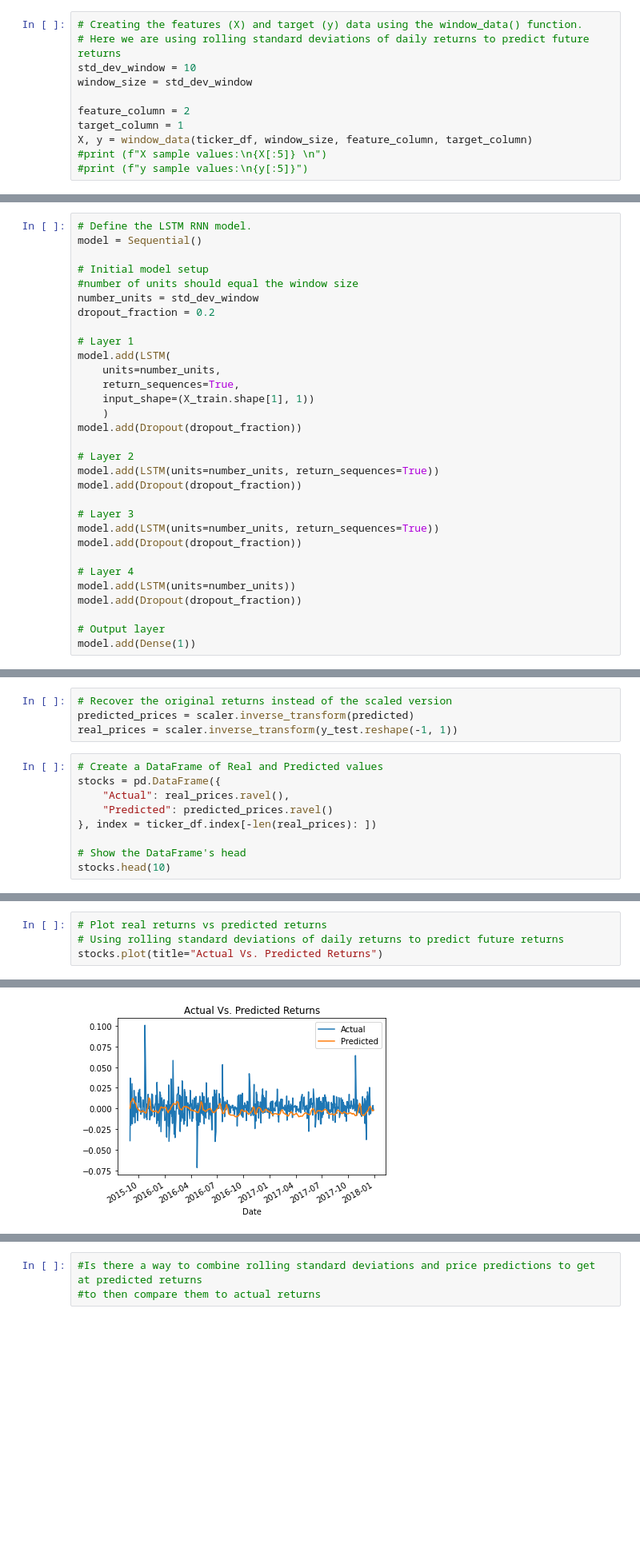
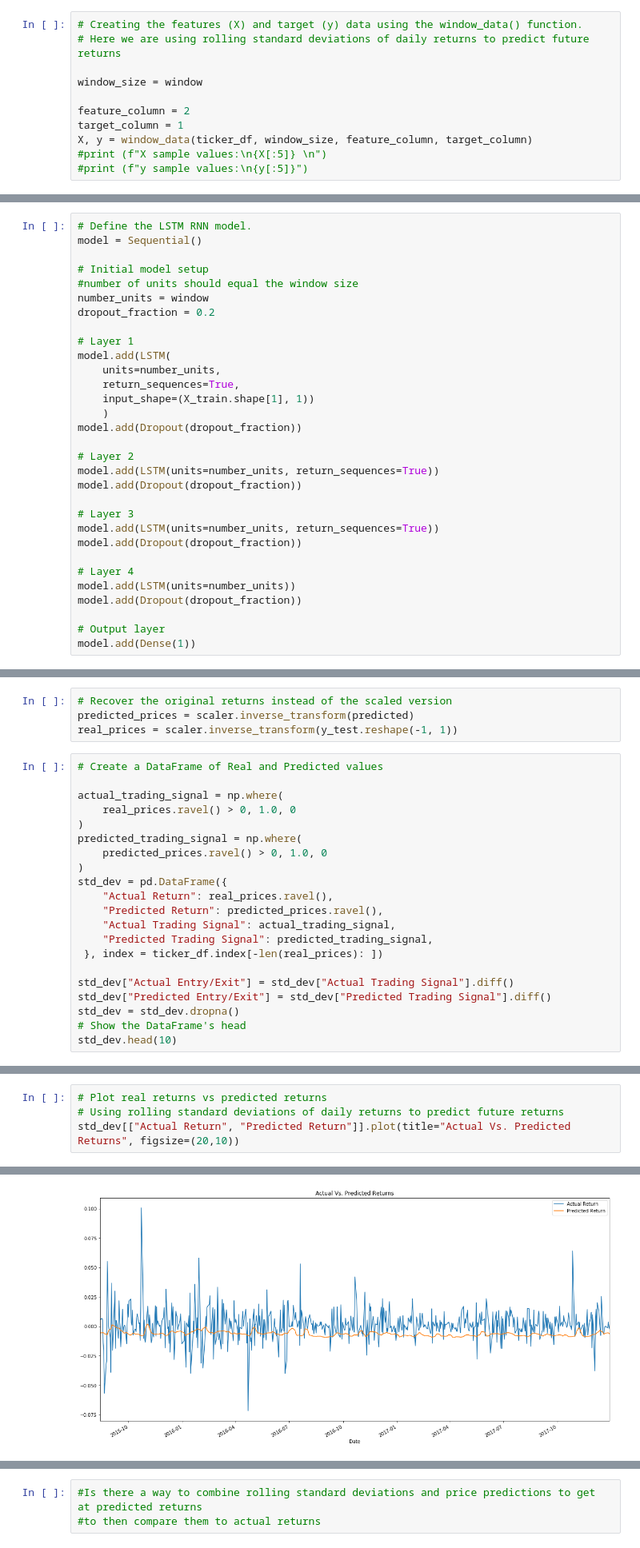
Before and after one commit to somyapanda/Project_2, a Jupyter notebook: Daryl/Neural_Network_Stock_Predictions.ipynb, the cells around one changed output, grey strips where cells are left out. Shown: that part at 80% size. Drawn from its saved outputs; the diff is of its cells as text; blank space fills up the shorter version.

```diff
--- a/Daryl/Neural_Network_Stock_Predictions.ipynb
+++ b/Daryl/Neural_Network_Stock_Predictions.ipynb
@@ -243,8 +327,8 @@ stocks.tail(10)
 # %%
 # Creating the features (X) and target (y) data using the window_data() function.
 # Here we are using rolling standard deviations of daily returns to predict future returns
-std_dev_window = 10
-window_size = std_dev_window
+
+window_size = window
 
 feature_column = 2
 target_column = 1
@@ -279,7 +363,7 @@ model = Sequential()
 
 # Initial model setup
 #number of units should equal the window size
-number_units = std_dev_window
+number_units = window
 dropout_fraction = 0.2
 
 # Layer 1
@@ -367,11 +451,23 @@ predicted_prices = scaler.inverse_transform(predicted)
 real_prices = scaler.inverse_transform(y_test.reshape(-1, 1))
 # %%
 # Create a DataFrame of Real and Predicted values
-stocks = pd.DataFrame({
-    "Actual": real_prices.ravel(),
-    "Predicted": predicted_prices.ravel()
-}, index = ticker_df.index[-len(real_prices): ])
 
+actual_trading_signal = np.where(
+    real_prices.ravel() > 0, 1.0, 0
+)
+predicted_trading_signal = np.where(
+    predicted_prices.ravel() > 0, 1.0, 0
+)
+std_dev = pd.DataFrame({
+    "Actual Return": real_prices.ravel(),
+    "Predicted Return": predicted_prices.ravel(),
+    "Actual Trading Signal": actual_trading_signal,
+    "Predicted Trading Signal": predicted_trading_signal,
+ }, index = ticker_df.index[-len(real_prices): ])
+
+std_dev["Actual Entry/Exit"] = std_dev["Actual Trading Signal"].diff()
+std_dev["Predicted Entry/Exit"] = std_dev["Predicted Trading Signal"].diff()
+std_dev = std_dev.dropna()
 # Show the DataFrame's head
-stocks.head(10)
+std_dev.head(10)
 # %% [output]
@@ -405,5 +501,5 @@ stocks.tail(10)
 # %%
 # Plot real returns vs predicted returns
 # Using rolling standard deviations of daily returns to predict future returns
-stocks.plot(title="Actual Vs. Predicted Returns")
+std_dev[["Actual Return", "Predicted Return"]].plot(title="Actual Vs. Predicted Returns", figsize=(20,10))
 # %% [output]
@@ -411 +507 @@ stocks.plot(title="Actual Vs. Predicted Returns")
-[figure, old version]
+[figure, new version]
```
Also changed, not shown: parts of 33 cells of this notebook, 4 other files.
